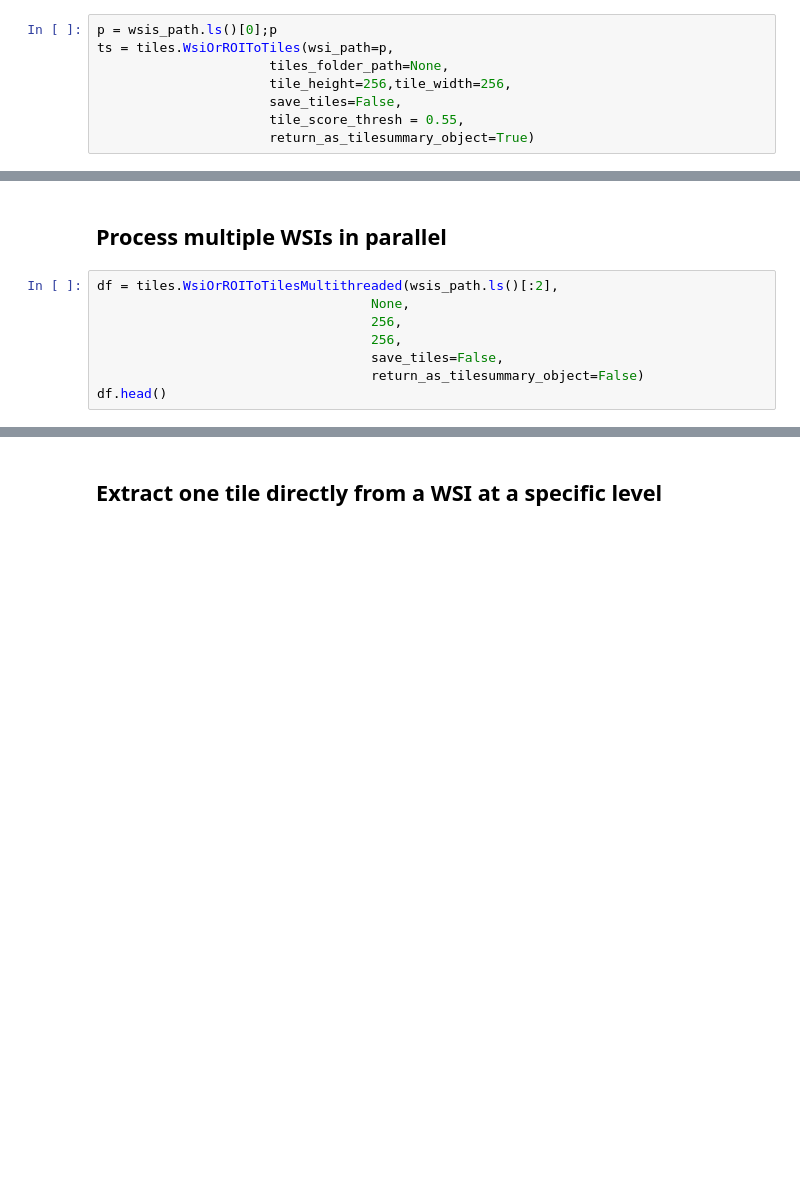
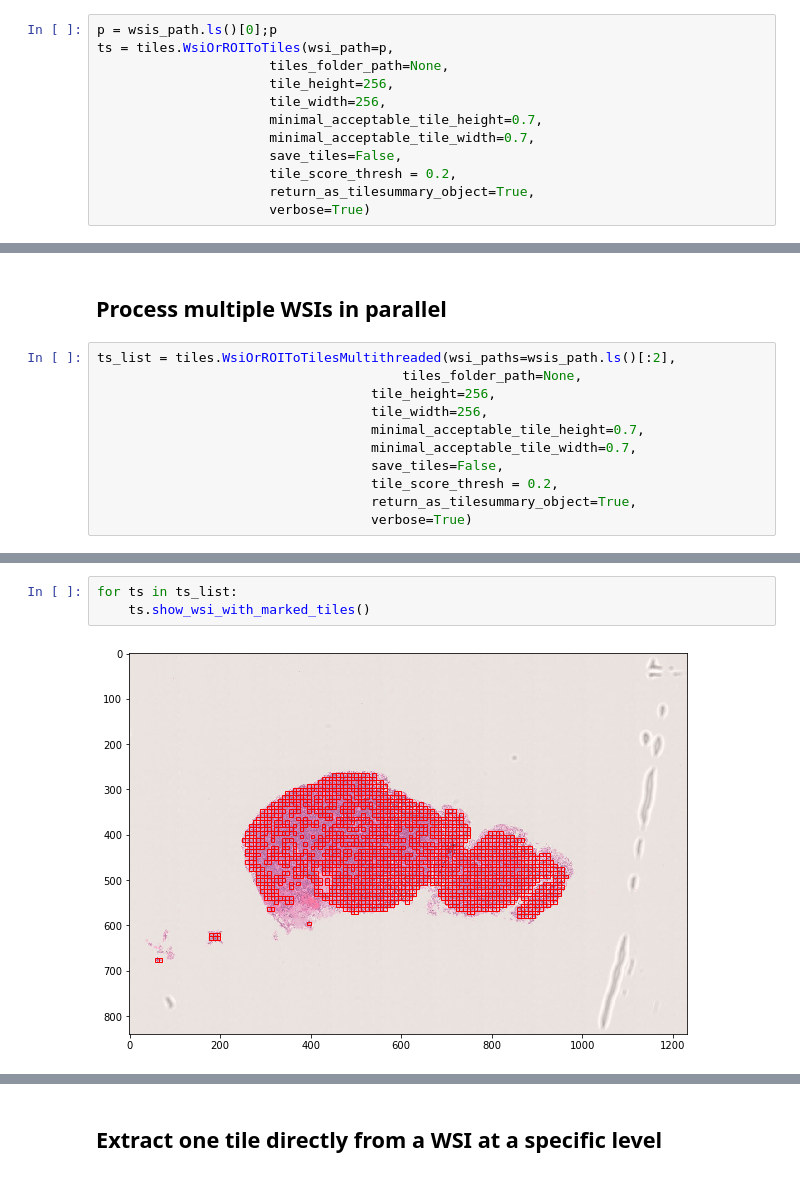
Before and after one commit to FAU-DLM/wsi_processing_pipeline, a Jupyter notebook: tile_extraction/example.ipynb, the cells around one changed output, grey strips where cells are left out. Saved outputs shown, nothing was run; the diff lists cells and outputs as text; blank space fills up the shorter version.

```diff
--- a/tile_extraction/example.ipynb
+++ b/tile_extraction/example.ipynb
@@ -29,9 +29,13 @@ tiles_path.mkdir(exist_ok=True)
 p = wsis_path.ls()[0];p
 ts = tiles.WsiOrROIToTiles(wsi_path=p,
                       tiles_folder_path=None,
-                      tile_height=256,tile_width=256,
+                      tile_height=256,
+                      tile_width=256,
+                      minimal_acceptable_tile_height=0.7,
+                      minimal_acceptable_tile_width=0.7,
                       save_tiles=False,
-                      tile_score_thresh = 0.55,
-                      return_as_tilesummary_object=True)
+                      tile_score_thresh = 0.2,
+                      return_as_tilesummary_object=True,
+                      verbose=True)
 # %% [output]
 Starting to process /home/Deep_Learner/shared/Datasets/Hypophysenadenome/wsis_experimenting/1422-10-IV-HE.ndpi
@@ -38,10 +47,13 @@ Starting to process /home/Deep_Learner/shared/Datasets/Hypophysenadenome/wsis_ex
 # %% [markdown]
 ## Process multiple WSIs in parallel
 # %%
-df = tiles.WsiOrROIToTilesMultithreaded(wsis_path.ls()[:2],
-                                   None,
-                                   256,
-                                   256,
+ts_list = tiles.WsiOrROIToTilesMultithreaded(wsi_paths=wsis_path.ls()[:2],
+                                       tiles_folder_path=None,
+                                   tile_height=256,
+                                   tile_width=256,
+                                   minimal_acceptable_tile_height=0.7,
+                                   minimal_acceptable_tile_width=0.7,
                                    save_tiles=False,
-                                   return_as_tilesummary_object=False)
-df.head()
+                                   tile_score_thresh = 0.2,
+                                   return_as_tilesummary_object=True,
+                                   verbose=True)
@@ -47,0 +65,5 @@ df.head()
+# %%
+for ts in ts_list:
+    ts.show_wsi_with_marked_tiles()
+# %% [output]
+[figure, added]
```
Also changed, not shown: parts of 13 cells of this notebook.
